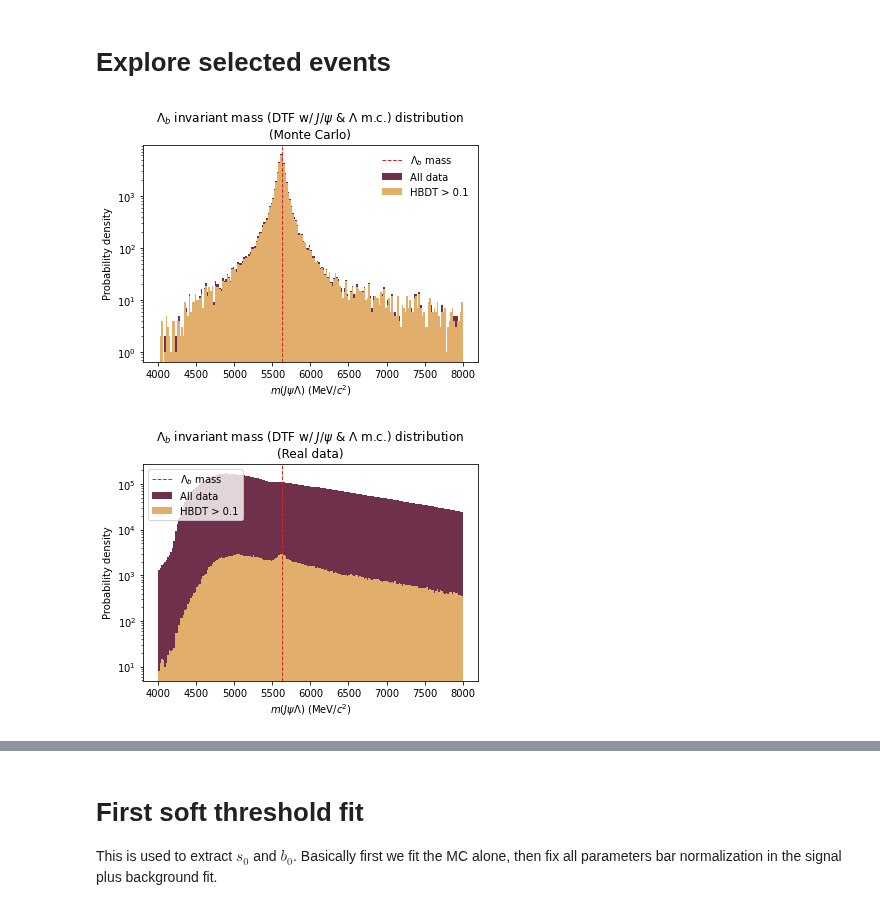
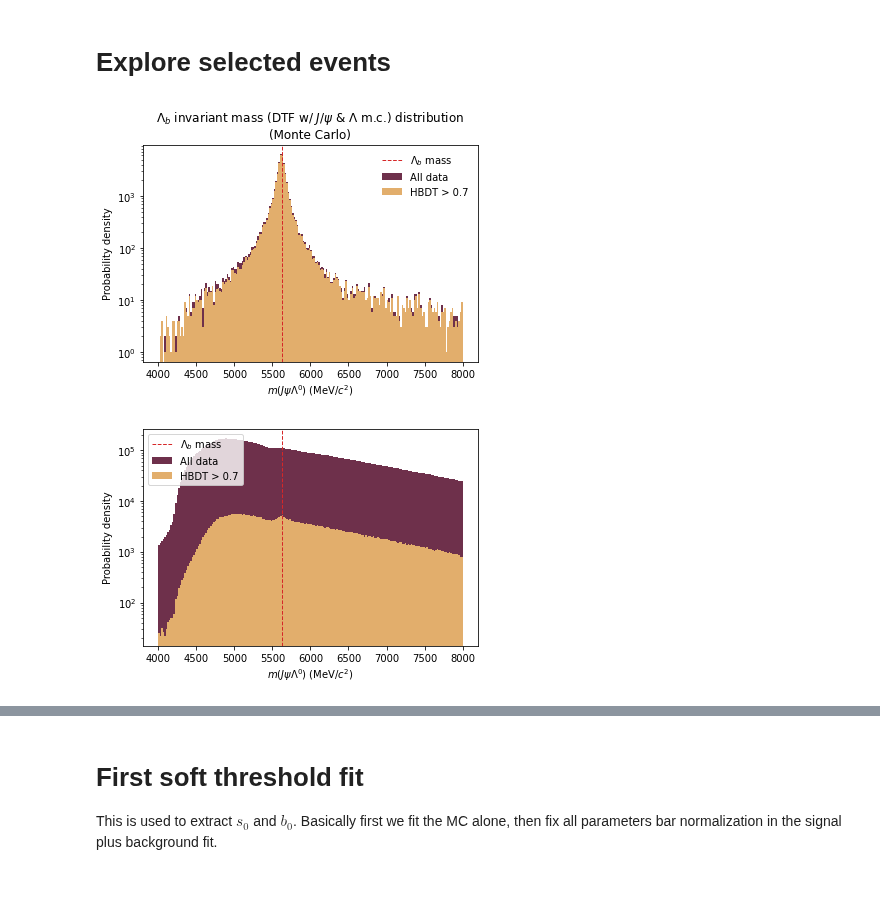
Before and after one commit to alatios/lb2jpsil_classifier-studies, a Jupyter notebook: 20_HBDT/24_threshold_optimization.ipynb, the cells around one changed output, grey strips where cells are left out. Drawn from its saved outputs; the diff is of its cells as text; code cells hidden in the pictures.

```diff
--- a/20_HBDT/24_threshold_optimization.ipynb
+++ b/20_HBDT/24_threshold_optimization.ipynb
@@ -10,16 +10,16 @@ from scipy import optimize, integrate
 from sklearn import metrics
 # %%
 ## Self explanatory
-save_plots = False
+save_plots = True
 
 ## Toggle plot titles (off for thesis and papers, generally speaking)
-show_titles = True
+show_titles = False
 
 ## Toggle plot grid
 show_grid = False
 
 ## Black and white?
-black_and_white = False
+black_and_white = True
 
 ## Drop event if DTF_FixJPsiLambda failed?
 dtf_success = True
@@ -68,7 +68,7 @@ saved_models = {
         'max_leaf_nodes' : 100,
         'max_iter' : 1500,
         'soft_threshold': 0.1,
-        'hard_threshold': 0.71436
+        'hard_threshold': 0.714
     },
     ## Salvatore's HBDT, for performance comparison.
     ## Somewhat similar to israfel, does not match his original HBDT
@@ -78,12 +78,13 @@ saved_models = {
         'learning_rate' : 0.01,
         'max_leaf_nodes' : 100,
         'max_iter' : 2500,
-        'soft_threshold': 0.1
+        'soft_threshold': 0.1,
+        'hard_threshold': 0.637
     }
 }
 # %%
 ## Either one of the names in list(saved_models) or 'temp' for custom new model
-model_to_use = 'sandalphon'
+model_to_use = 'shamshel'
 
 if model_to_use in saved_models:
     daughter_momenta = saved_models[model_to_use]['daughter_momenta']
@@ -448,40 +449,40 @@ if show_grid:
     plt.grid()
 
 plt.yscale('log')
-plt.xlabel("$m(J\psi \Lambda)$ (MeV/$c^2$)")
+plt.xlabel("$m(J\psi \Lambda^0)$ (MeV/$c^2$)")
 plt.ylabel('Probability density')
 plt.title(inv_mass_variable_title + " distribution" + '\n(Monte Carlo)')
 plt.axvline(lambdab_pdg_mass, color='tab:red', linestyle='--', linewidth='1', label='$\Lambda_b$ mass')
 plt.legend(frameon=False)
 if save_plots:
     plt.savefig(plot_directory + plot_filename + '.pdf', bbox_inches='tight')
 plt.show()
 
 ## Data plots
 plot_filename = 'Data_' + basic_filename
 
 plt.hist(df_data[inv_mass_variable], color=plum,
          bins=bin_number, range=mass_range, label='All data')
 plt.hist(df_data.loc[hbdt_cut_data, inv_mass_variable], color=apricot,
          bins=bin_number, range=mass_range, label=soft_threshold_label)
 
 if show_grid:
     plt.grid()
 
 plt.yscale('log')
-plt.xlabel("$m(J\psi \Lambda)$ (MeV/$c^2$)")
+plt.xlabel("$m(J\psi \Lambda^0)$ (MeV/$c^2$)")
 plt.ylabel('Probability density')
 
 if show_titles:
     plt.title(inv_mass_variable_title + " distribution" + '\n(Real data)')
 plt.axvline(lambdab_pdg_mass, color='tab:red', linestyle='--', linewidth='1', label='$\Lambda_b$ mass')
 plt.legend()
 if save_plots:
     plt.savefig(plot_directory + plot_filename + '.pdf', bbox_inches='tight')
 plt.show()
 # %% [output]
-[figure, old version]
+[figure, new version]
-[figure, old version]
+[figure, new version]
 # %%
 mass_range = (5000, 6200)
 bin_number = 85
```
Also changed, not shown: parts of 28 cells of this notebook, 2 other files.
